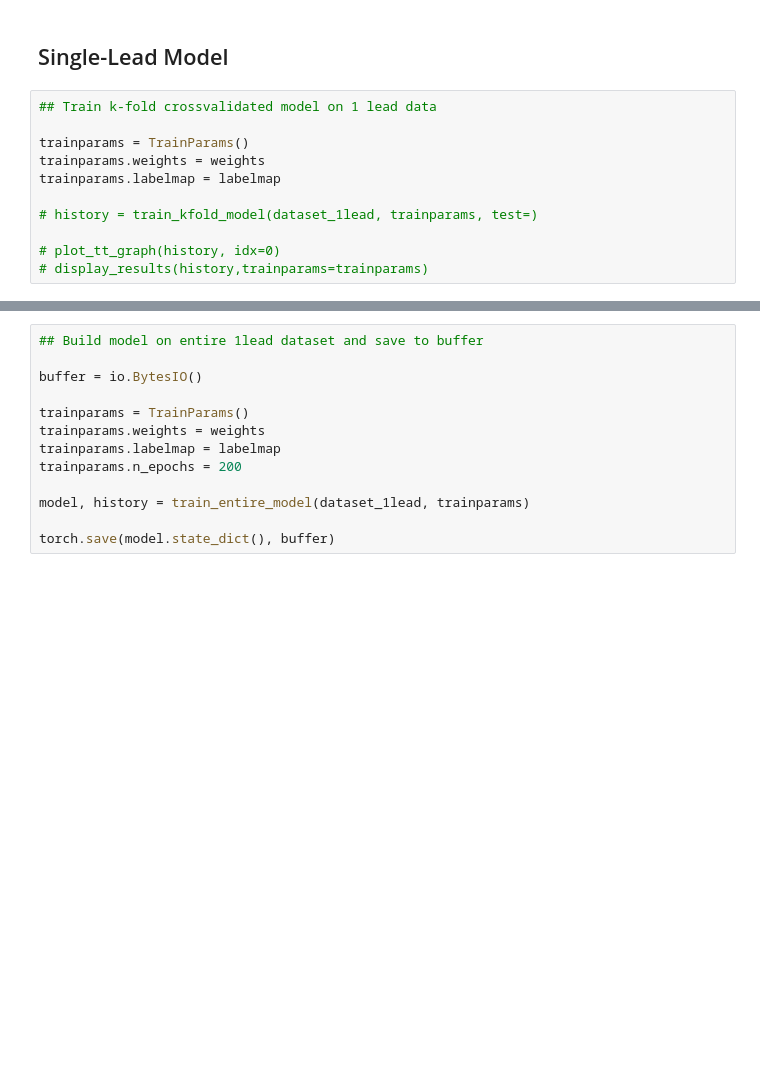
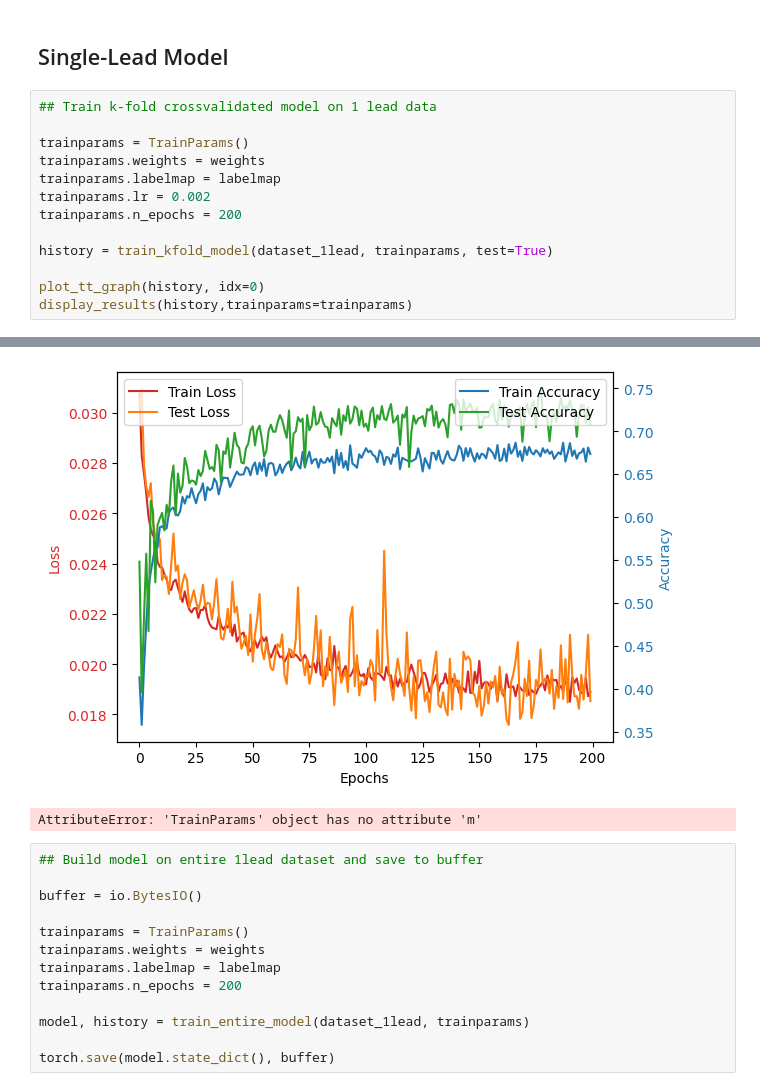
Before and after one commit to MattyAB/ecg_transfer, a Jupyter notebook: ecg.ipynb, the cells around one changed output, grey strips where cells are left out. Saved outputs shown, nothing was run; the diff lists cells and outputs as text; blank space fills up the shorter version.

```diff
--- a/ecg.ipynb
+++ b/ecg.ipynb
@@ -74,8 +88,11 @@ weights[labelmap['~']] = weights[labelmap['N']]
 trainparams = TrainParams()
 trainparams.weights = weights
 trainparams.labelmap = labelmap
+trainparams.lr = 0.002
+trainparams.n_epochs = 200
 
-# history = train_kfold_model(dataset_1lead, trainparams, test=)
+history = train_kfold_model(dataset_1lead, trainparams, test=True)
 
-# plot_tt_graph(history, idx=0)
-# display_results(history,trainparams=trainparams)
+plot_tt_graph(history, idx=0)
+display_results(history,trainparams=trainparams)
+# %% [output]
@@ -82,3 +116,5 @@ trainparams.labelmap = labelmap
+[figure, added]
+AttributeError: 'TrainParams' object has no attribute 'm'
 # %%
 ## Build model on entire 1lead dataset and save to buffer
 
```
Also changed, not shown: parts of 9 cells of this notebook, 2 other files.
